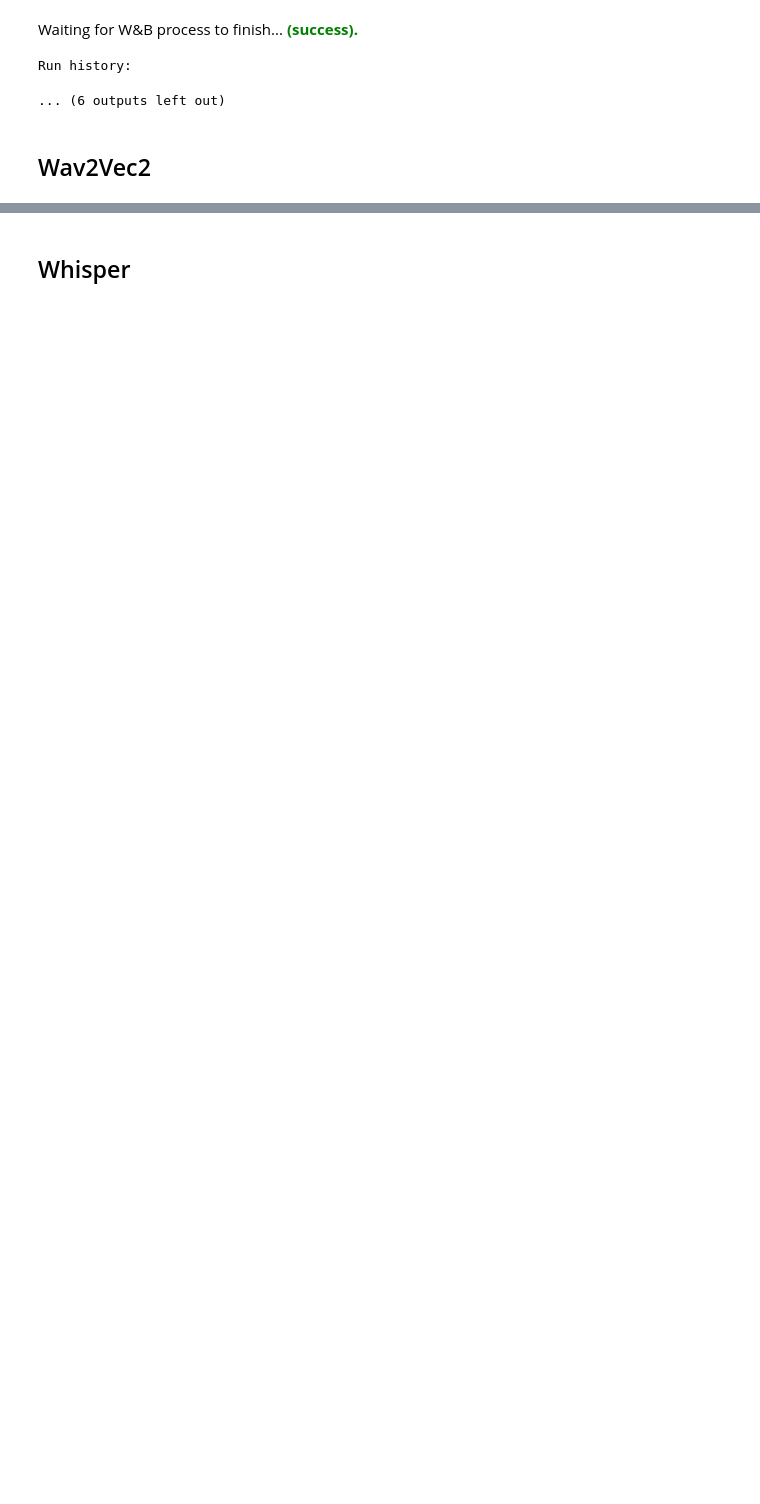
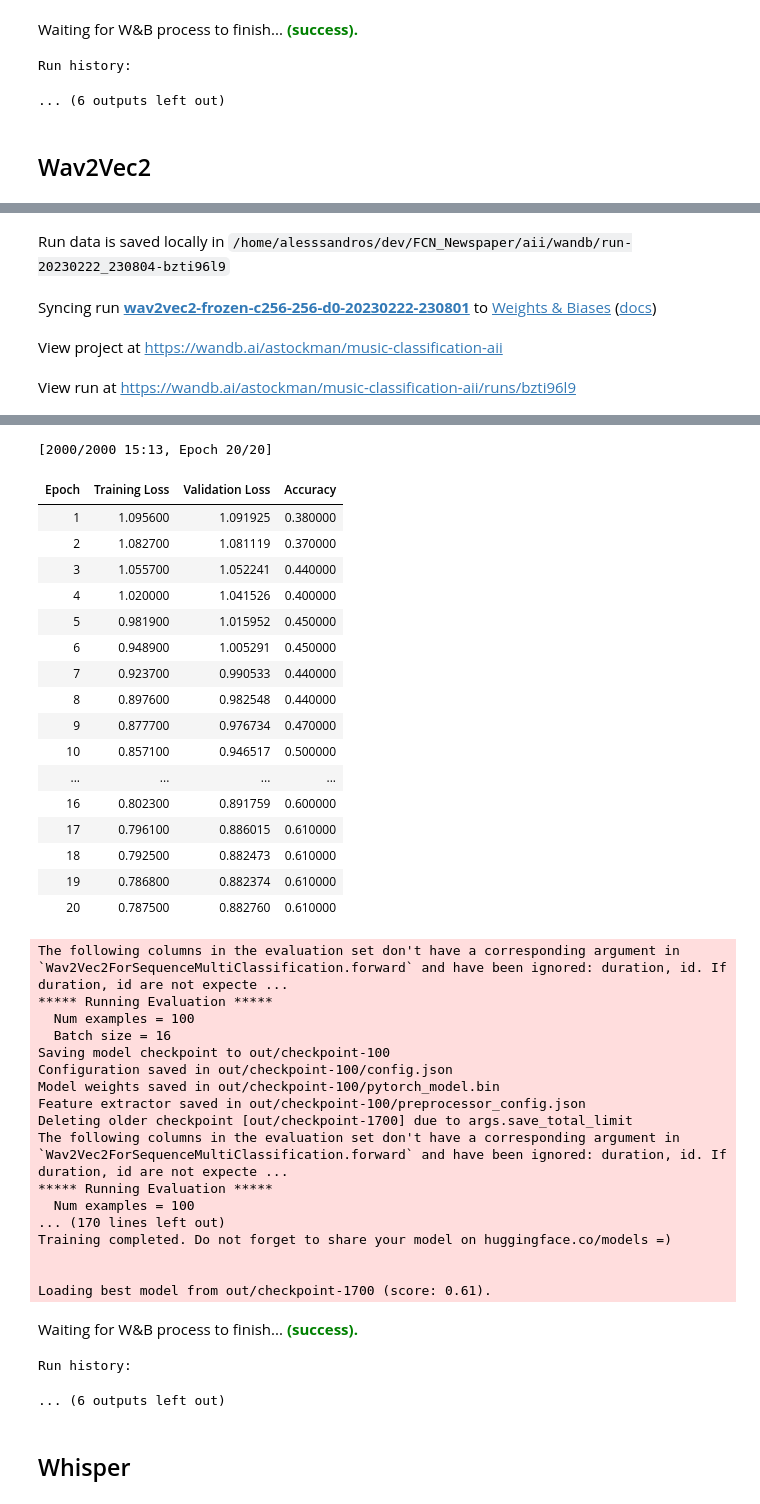
Before and after one commit to LIA-UniBo/music-classification, a Jupyter notebook: 2_training.ipynb, the cells around one changed output, grey strips where cells are left out. Saved outputs shown, nothing was run; the diff lists cells and outputs as text; code cells hidden in the pictures; blank space fills up the shorter version.

```diff
--- a/2_training.ipynb
+++ b/2_training.ipynb
@@ -184,5 +294,2 @@ Run history:
 # %%
-permutations = {
-    "freeze_encoder": [True, False],
-    "classifier_layers": [[256], [256, 256]],
-}
+TRAINING_CONFIG["classifier_layers"] = [256, 256]
@@ -189,21 +300,19 @@ permutations = {
 # %%
-for config in permutation:
-    ds = datasets[config["feature_encoder"]]
-    run_name = get_run_name(config)
-    model = get_model(config, ds)
+run_name = get_run_name(TRAINING_CONFIG)
+model = get_model(TRAINING_CONFIG, prepared_ds["train"])
 
-    trainer = get_trainer(
-        run_name=run_name,
-        model=model,
-        train_ds=ds["train"],
-        eval_ds=ds["valid"],
-        training_config=config,
-        feature_extractor=None,
-        output_dir="out",
-        debug=True,
-        env=NOTEBOOK_ENV,
-    )
+trainer = get_trainer(
+    run_name=run_name,
+    model=model,
+    train_ds=prepared_ds["train"],
+    eval_ds=prepared_ds["valid"],
+    training_config=TRAINING_CONFIG,
+    feature_extractor=None,
+    output_dir="out",
+    debug=True,
+    env=NOTEBOOK_ENV,
+)
 
-    trainer.train()
-    end_training(run_name, trainer, MODELS_DIR_PATH)
+trainer.train()
+end_training(run_name, trainer, MODELS_DIR_PATH)
 # %% [output]
@@ -210,0 +327,4 @@ NameError: ignored
+Run data is saved locally in /home/alesssandros/dev/FCN_Newspaper/aii/wandb/run-20230222_230804-bzti96l9
+Syncing run wav2vec2-frozen-c256-256-d0-20230222-230801 to Weights & Biases (docs)
+View project at https://wandb.ai/astockman/music-classification-aii
+View run at https://wandb.ai/astockman/music-classification-aii/runs/bzti96l9
@@ -211,2 +341,40 @@ NameError: ignored
+[2000/2000 15:13, Epoch 20/20]
+| Epoch | Training Loss | Validation Loss | Accuracy |
+| 1 | 1.095600 | 1.091925 | 0.380000 |
+| 2 | 1.082700 | 1.081119 | 0.370000 |
+| 3 | 1.055700 | 1.052241 | 0.440000 |
+| 4 | 1.020000 | 1.041526 | 0.400000 |
+| 5 | 0.981900 | 1.015952 | 0.450000 |
+| 6 | 0.948900 | 1.005291 | 0.450000 |
+| 7 | 0.923700 | 0.990533 | 0.440000 |
+| 8 | 0.897600 | 0.982548 | 0.440000 |
+| 9 | 0.877700 | 0.976734 | 0.470000 |
+| 10 | 0.857100 | 0.946517 | 0.500000 |
+| ... | ... | ... | ... |
+| 16 | 0.802300 | 0.891759 | 0.600000 |
+| 17 | 0.796100 | 0.886015 | 0.610000 |
+| 18 | 0.792500 | 0.882473 | 0.610000 |
+| 19 | 0.786800 | 0.882374 | 0.610000 |
+| 20 | 0.787500 | 0.882760 | 0.610000 |
+The following columns in the evaluation set don't have a corresponding argument in `Wav2Vec2ForSequenceMultiClassification.forward` and have been ignored: duration, id. If duration, id are not expecte ...
+***** Running Evaluation *****
+  Num examples = 100
+  Batch size = 16
+Saving model checkpoint to out/checkpoint-100
+Configuration saved in out/checkpoint-100/config.json
+Model weights saved in out/checkpoint-100/pytorch_model.bin
+Feature extractor saved in out/checkpoint-100/preprocessor_config.json
+Deleting older checkpoint [out/checkpoint-1700] due to args.save_total_limit
+The following columns in the evaluation set don't have a corresponding argument in `Wav2Vec2ForSequenceMultiClassification.forward` and have been ignored: duration, id. If duration, id are not expecte ...
+***** Running Evaluation *****
+  Num examples = 100
+... (170 lines left out)
+Training completed. Do not forget to share your model on huggingface.co/models =)
+
+
+Loading best model from out/checkpoint-1700 (score: 0.61).
+Waiting for W&B process to finish... (success).
+Run history:
+... (6 outputs left out)
 # %% [markdown]
 ## Whisper
```
Also changed, not shown: parts of 21 cells of this notebook.
